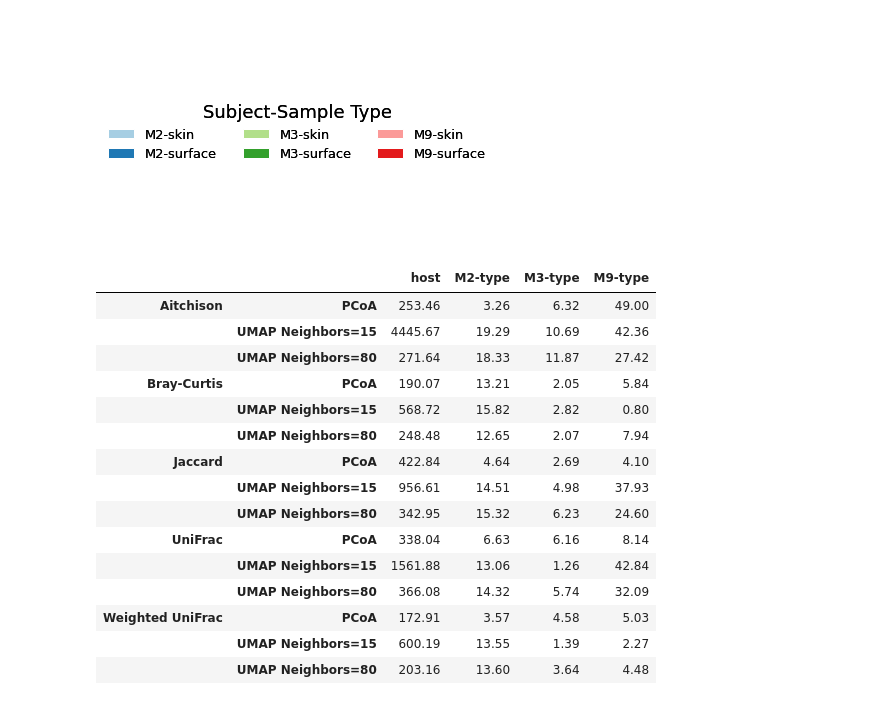
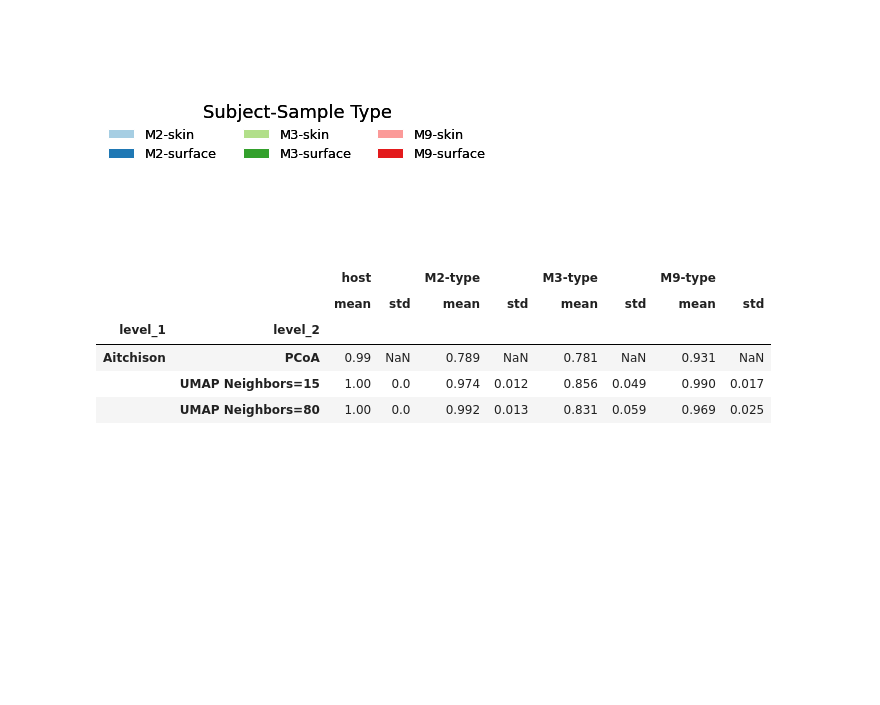
Before and after one commit to knightlab-analyses/umap-microbiome-benchmarking, a Jupyter notebook: notebooks/real-data-keyboard-benchmark.ipynb, the cells around one changed output. Drawn from its saved outputs; the diff is of its cells as text; code cells hidden in the pictures; blank space fills up the shorter version.

```diff
--- a/notebooks/real-data-keyboard-benchmark.ipynb
+++ b/notebooks/real-data-keyboard-benchmark.ipynb
@@ -229,4 +202,0 @@ for (name, method), result in results.items():
-# %%
-test_statistics = dict()
-for (name, method), result in results.items():
-    test_statistics[(name, method)] = result['test statistics']
@@ -233,22 +247,47 @@ for (name, method), result in results.items():
+# %%
+model = LinearDiscriminantAnalysis()
+
+for (i, name, method), result in repeat_results.items():
+    first_pcs = result['ordination'].loc[:, ['PC1', 'PC2']]
+    grouping = metadata['host_subject_id']
+    model.fit(first_pcs, grouping)
+    stats_result = model.score(first_pcs, grouping)
+
+    result_key = 'within_subject_clustering_model'
+    result[result_key] = {'overall': stats_result}
+    for subject in metadata['host_subject_id'].unique():
+        idx = get_numeric_index_matching(metadata, 'host_subject_id', subject)
+        sub_metadata = metadata.iloc[idx]
+        sub_pcs = first_pcs.iloc[idx]
+        sub_target = sub_metadata['sample_type']
+        model.fit(sub_pcs, sub_target)
+        stats_result = model.score(sub_pcs, sub_target)
+        result[result_key][subject] = stats_result
+
+for (i, name, method), result in repeat_results.items():
+    result['model statistics'] = dict()
+    result['model statistics']['host'] = \
+        result['within_subject_clustering_model']['overall']
+    for subject in metadata['host_subject_id'].unique():
+        stat = result['within_subject_clustering_model'][subject]
+        result['model statistics'][f'{subject}-type'] = stat
+
+model_statistics = dict()
+for (i, name, method), result in repeat_results.items():
+    model_statistics[(i, name, method)] = result['model statistics']
 # %%
-pd.DataFrame(test_statistics).rename({
+pd.DataFrame(model_statistics).rename({
     'UMAP\nNeighbors=15': 'UMAP Neighbors=15',
     'UMAP\nNeighbors=80': 'UMAP Neighbors=80',
-}, axis=1).T.round(2)
+}, axis=1).T.reset_index().drop(
+    'level_0', axis=1
+).groupby(
+    ['level_1', 'level_2']
+).agg(['mean', 'std']).round(3)
 # %% [output]
-|  |  | host | M2-type | M3-type | M9-type |
-| Aitchison | PCoA | 253.46 | 3.26 | 6.32 | 49.00 |
-|  | UMAP Neighbors=15 | 4445.67 | 19.29 | 10.69 | 42.36 |
-|  | UMAP Neighbors=80 | 271.64 | 18.33 | 11.87 | 27.42 |
-| Bray-Curtis | PCoA | 190.07 | 13.21 | 2.05 | 5.84 |
-|  | UMAP Neighbors=15 | 568.72 | 15.82 | 2.82 | 0.80 |
-|  | UMAP Neighbors=80 | 248.48 | 12.65 | 2.07 | 7.94 |
-| Jaccard | PCoA | 422.84 | 4.64 | 2.69 | 4.10 |
-|  | UMAP Neighbors=15 | 956.61 | 14.51 | 4.98 | 37.93 |
-|  | UMAP Neighbors=80 | 342.95 | 15.32 | 6.23 | 24.60 |
-| UniFrac | PCoA | 338.04 | 6.63 | 6.16 | 8.14 |
-|  | UMAP Neighbors=15 | 1561.88 | 13.06 | 1.26 | 42.84 |
-|  | UMAP Neighbors=80 | 366.08 | 14.32 | 5.74 | 32.09 |
-| Weighted UniFrac | PCoA | 172.91 | 3.57 | 4.58 | 5.03 |
-|  | UMAP Neighbors=15 | 600.19 | 13.55 | 1.39 | 2.27 |
-|  | UMAP Neighbors=80 | 203.16 | 13.60 | 3.64 | 4.48 |
+|  |  | host |  | M2-type |  | M3-type |  | M9-type |  |
+|  |  | mean | std | mean | std | mean | std | mean | std |
+| level_1 | level_2 |  |  |  |  |  |  |  |  |
+| Aitchison | PCoA | 0.99 | NaN | 0.789 | NaN | 0.781 | NaN | 0.931 | NaN |
+|  | UMAP Neighbors=15 | 1.00 | 0.0 | 0.974 | 0.012 | 0.856 | 0.049 | 0.990 | 0.017 |
+|  | UMAP Neighbors=80 | 1.00 | 0.0 | 0.992 | 0.013 | 0.831 | 0.059 | 0.969 | 0.025 |
```
Also changed, not shown: parts of 15 cells of this notebook, 1 other file.
